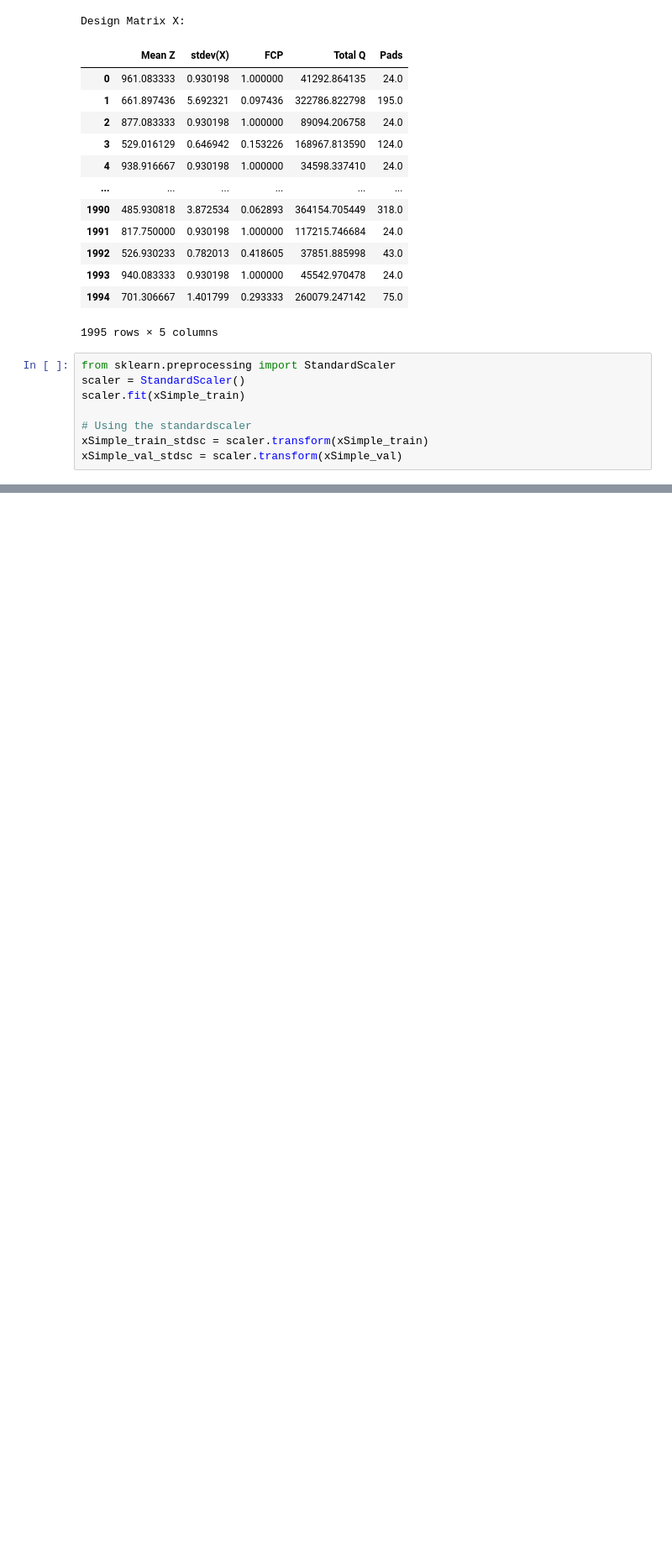
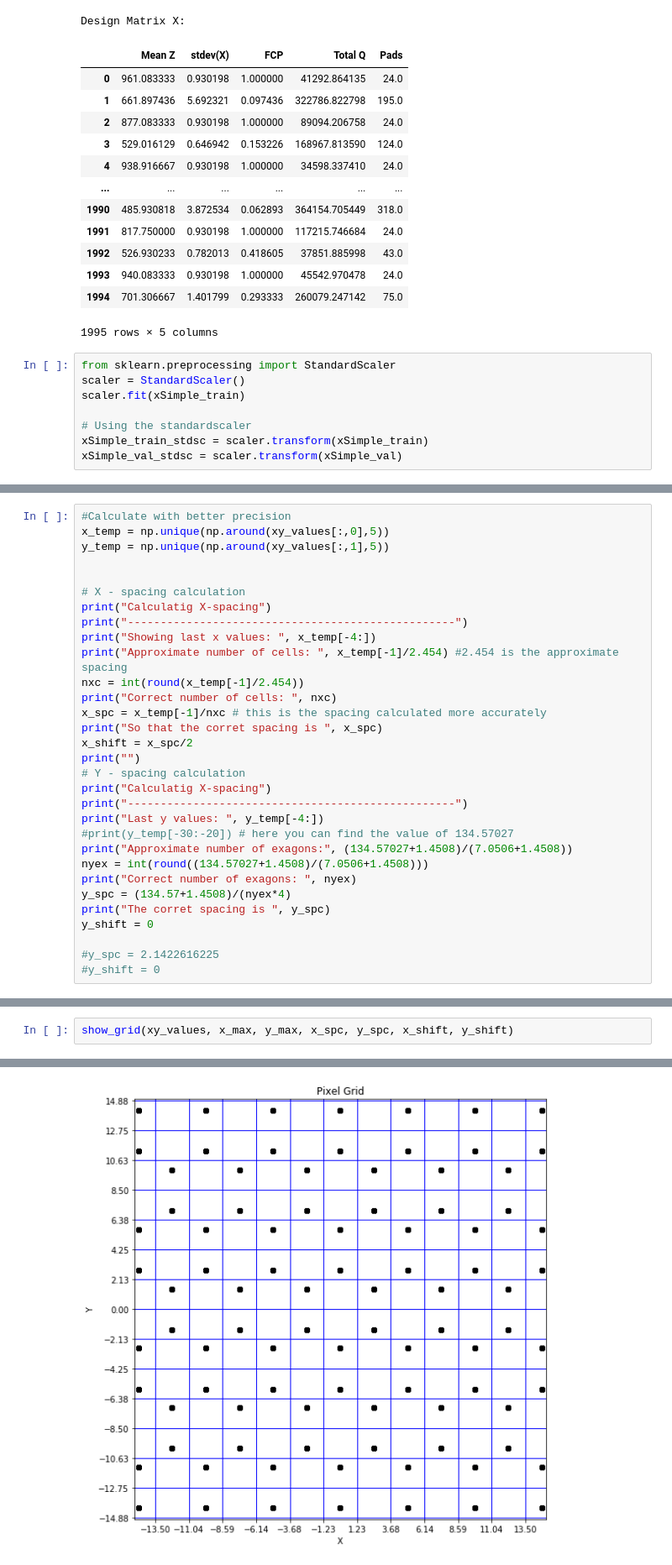
Before and after one commit to fracassetti-stf/AT-TPC_MLProject, a Jupyter notebook: CNN.ipynb, the cells around one changed output, grey strips where cells are left out. Shown at 84% size. Drawn from its saved outputs; the diff is of its cells as text; blank space fills up the shorter version.

```diff
--- a/CNN.ipynb
+++ b/CNN.ipynb
@@ -411,0 +260,31 @@ history = my_model.fit(images_train,
+# %%
+#Calculate with better precision
+x_temp = np.unique(np.around(xy_values[:,0],5))
+y_temp = np.unique(np.around(xy_values[:,1],5))
+
+
+# X - spacing calculation
+print("Calculatig X-spacing")
+print("--------------------------------------------------")
+print("Showing last x values: ", x_temp[-4:])
+print("Approximate number of cells: ", x_temp[-1]/2.454) #2.454 is the approximate spacing
+nxc = int(round(x_temp[-1]/2.454))
+print("Correct number of cells: ", nxc)
+x_spc = x_temp[-1]/nxc # this is the spacing calculated more accurately
+print("So that the corret spacing is ", x_spc)
+x_shift = x_spc/2
+print("")
+# Y - spacing calculation
+print("Calculatig X-spacing")
+print("--------------------------------------------------")
+print("Last y values: ", y_temp[-4:])
+#print(y_temp[-30:-20]) # here you can find the value of 134.57027
+print("Approximate number of exagons:", (134.57027+1.4508)/(7.0506+1.4508))
+nyex = int(round((134.57027+1.4508)/(7.0506+1.4508)))
+print("Correct number of exagons: ", nyex)
+y_spc = (134.57+1.4508)/(nyex*4)
+print("The corret spacing is ", y_spc)
+y_shift = 0
+
+#y_spc = 2.1422616225
+#y_shift = 0
@@ -411,0 +308,3 @@ history = my_model.fit(images_train,
+# %%
+show_grid(xy_values, x_max, y_max, x_spc, y_spc, x_shift, y_shift)
+# %% [output]
@@ -411,0 +324 @@ history = my_model.fit(images_train,
+[figure, added]
```
Also changed, not shown: parts of 67 cells of this notebook, 1 other file.
